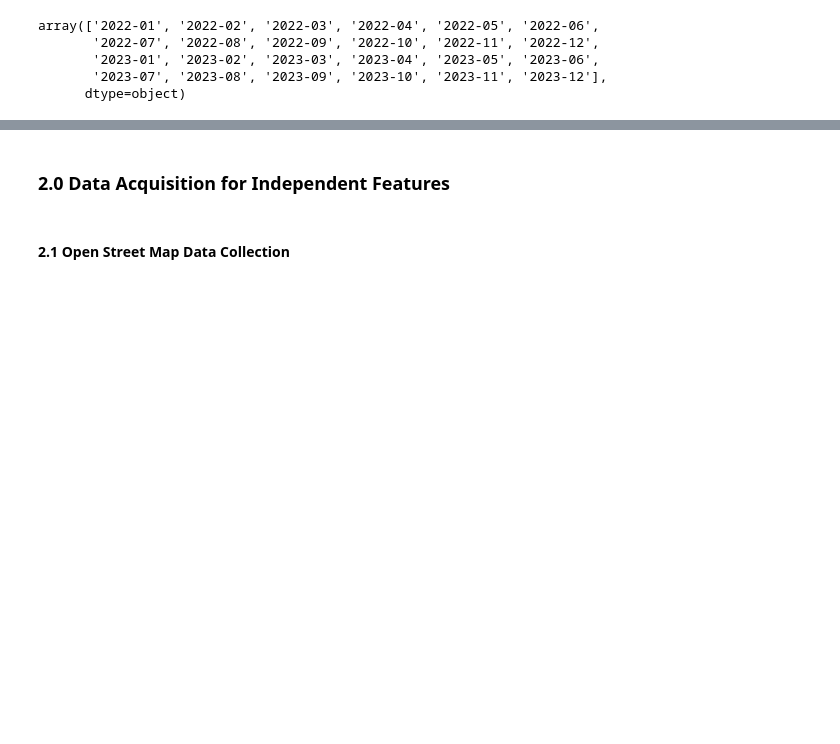
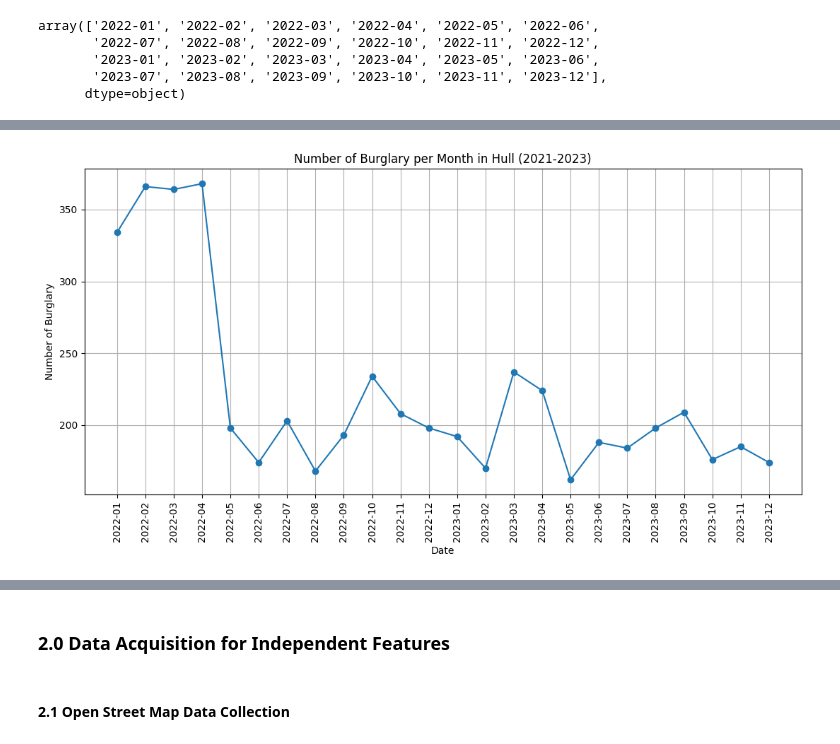
Before and after one commit to Demmynile/crime-prediction, a Jupyter notebook: Crime-Prediction.ipynb, the cells around one changed output, grey strips where cells are left out. Drawn from its saved outputs; the diff is of its cells as text; code cells hidden in the pictures; blank space fills up the shorter version.

```diff
--- a/Crime-Prediction.ipynb
+++ b/Crime-Prediction.ipynb
@@ -225,3 +249,7 @@ array(['2022-01', '2022-02', '2022-03', '2022-04', '2022-05', '2022-06',
        '2023-01', '2023-02', '2023-03', '2023-04', '2023-05', '2023-06',
        '2023-07', '2023-08', '2023-09', '2023-10', '2023-11', '2023-12'],
       dtype=object)
+# %%
+#grouping the police dataframe with monthly count
+police_monthly_burglary_df = police_df.groupby('Month').size().reset_index(name = 'count')
+police_monthly_burglary_df
@@ -227,0 +274,13 @@ array(['2022-01', '2022-02', '2022-03', '2022-04', '2022-05', '2022-06',
+# %%
+#visualization display of the number of burglary per month
+plt.figure(figsize=(11, 6))
+plt.plot(police_monthly_burglary_df['Month'], police_monthly_burglary_df['count'], marker='o')
+plt.title('Number of Burglary per Month in Hull (2021-2023)')
+plt.xlabel('Date')
+plt.ylabel('Number of Burglary')
+plt.grid(True)
+plt.xticks(rotation=90)
+plt.tight_layout()
+plt.show()
+# %% [output]
+[figure, added]
```
Also changed, not shown: parts of 70 cells of this notebook, 9 other files.
